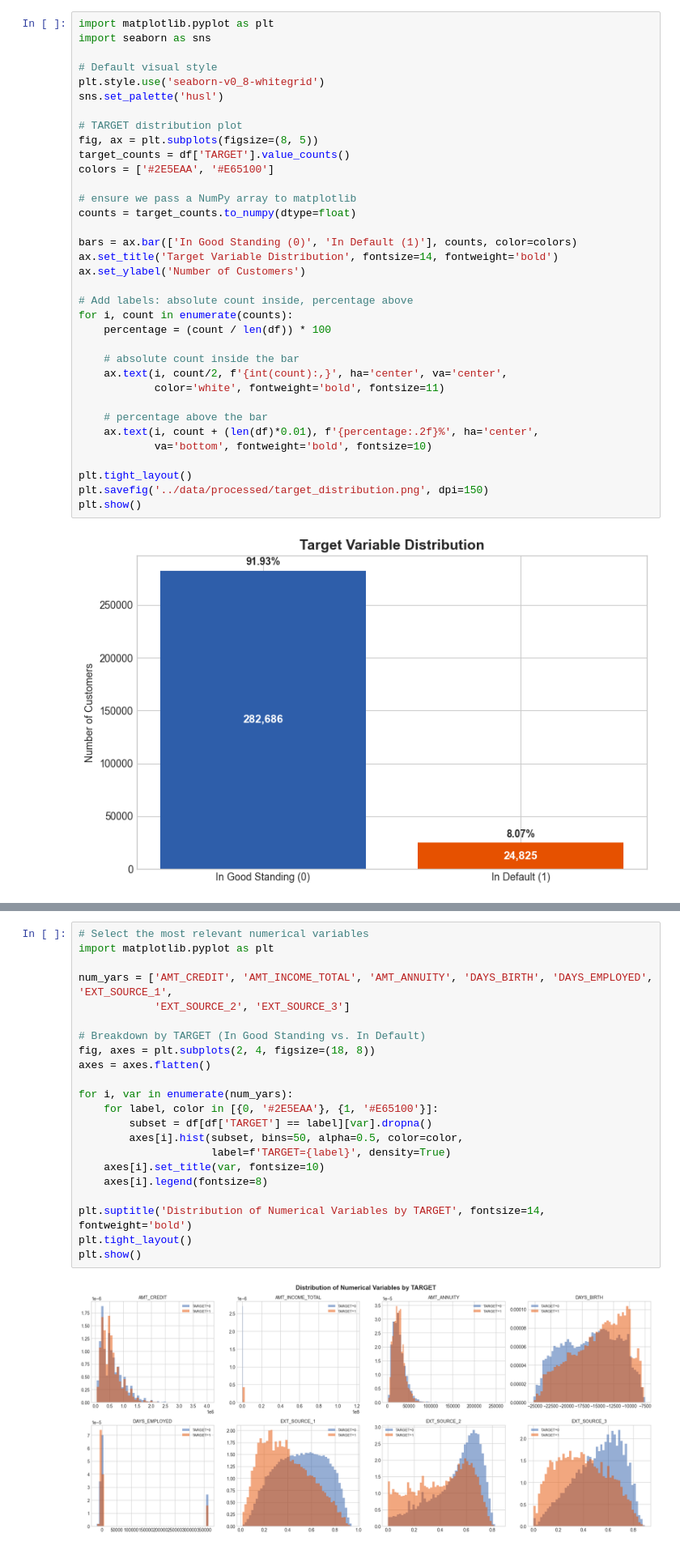
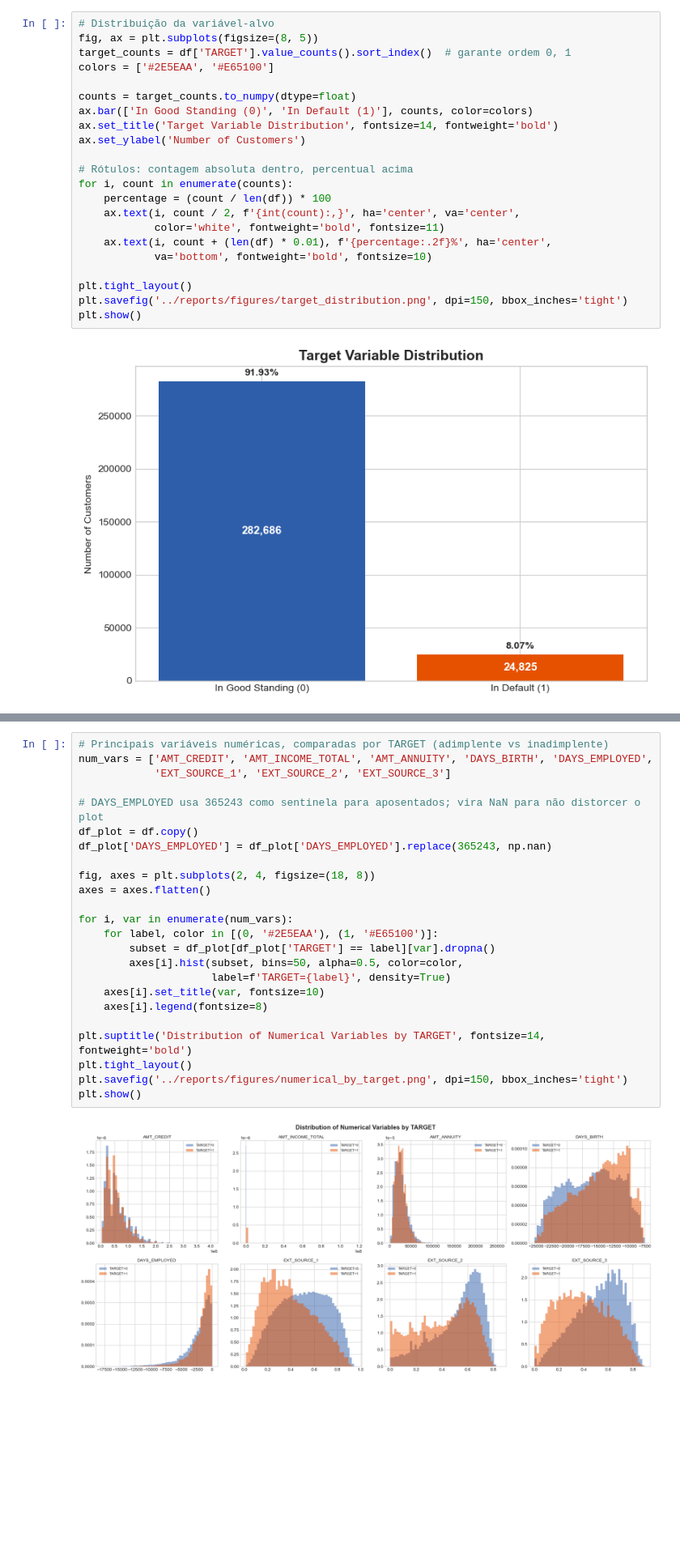
Before and after one commit to RPdatascience819/Analise-Preditiva-de-Risco-de-Credito-e-Score-Alternativo-com-Open-Finance, a Jupyter notebook: notebooks/01_eda.ipynb, the cells around one changed output, grey strips where cells are left out. Shown at 81% size. Cells and saved outputs as stored; diff of their text form; blank space fills up the shorter version.

```diff
--- a/notebooks/01_eda.ipynb
+++ b/notebooks/01_eda.ipynb
@@ -53,39 +60,26 @@ TARGET
 1     8.073
 Name: proportion, dtype: float64
 # %%
-import matplotlib.pyplot as plt
-import seaborn as sns
-
-# Default visual style
-plt.style.use('seaborn-v0_8-whitegrid')
-sns.set_palette('husl')
-
-# TARGET distribution plot
+# Distribuição da variável-alvo
 fig, ax = plt.subplots(figsize=(8, 5))
-target_counts = df['TARGET'].value_counts()
+target_counts = df['TARGET'].value_counts().sort_index()  # garante ordem 0, 1
 colors = ['#2E5EAA', '#E65100']
 
-# ensure we pass a NumPy array to matplotlib
 counts = target_counts.to_numpy(dtype=float)
-
-bars = ax.bar(['In Good Standing (0)', 'In Default (1)'], counts, color=colors)
+ax.bar(['In Good Standing (0)', 'In Default (1)'], counts, color=colors)
 ax.set_title('Target Variable Distribution', fontsize=14, fontweight='bold')
 ax.set_ylabel('Number of Customers')
 
-# Add labels: absolute count inside, percentage above
+# Rótulos: contagem absoluta dentro, percentual acima
 for i, count in enumerate(counts):
     percentage = (count / len(df)) * 100
-
-    # absolute count inside the bar
-    ax.text(i, count/2, f'{int(count):,}', ha='center', va='center',
+    ax.text(i, count / 2, f'{int(count):,}', ha='center', va='center',
             color='white', fontweight='bold', fontsize=11)
-
-    # percentage above the bar
-    ax.text(i, count + (len(df)*0.01), f'{percentage:.2f}%', ha='center',
+    ax.text(i, count + (len(df) * 0.01), f'{percentage:.2f}%', ha='center',
             va='bottom', fontweight='bold', fontsize=10)
 
 plt.tight_layout()
-plt.savefig('../data/processed/target_distribution.png', dpi=150)
+plt.savefig('../reports/figures/target_distribution.png', dpi=150, bbox_inches='tight')
 plt.show()
 # %% [output]
 [figure]
@@ -94,27 +88,29 @@ plt.show()
 # %%
-# Select the most relevant numerical variables
-import matplotlib.pyplot as plt
+# Principais variáveis numéricas, comparadas por TARGET (adimplente vs inadimplente)
+num_vars = ['AMT_CREDIT', 'AMT_INCOME_TOTAL', 'AMT_ANNUITY', 'DAYS_BIRTH', 'DAYS_EMPLOYED',
+            'EXT_SOURCE_1', 'EXT_SOURCE_2', 'EXT_SOURCE_3']
 
-num_yars = ['AMT_CREDIT', 'AMT_INCOME_TOTAL', 'AMT_ANNUITY', 'DAYS_BIRTH', 'DAYS_EMPLOYED', 'EXT_SOURCE_1',
-            'EXT_SOURCE_2', 'EXT_SOURCE_3']
+# DAYS_EMPLOYED usa 365243 como sentinela para aposentados; vira NaN para não distorcer o plot
+df_plot = df.copy()
+df_plot['DAYS_EMPLOYED'] = df_plot['DAYS_EMPLOYED'].replace(365243, np.nan)
 
-# Breakdown by TARGET (In Good Standing vs. In Default)
 fig, axes = plt.subplots(2, 4, figsize=(18, 8))
 axes = axes.flatten()
 
-for i, var in enumerate(num_yars):
-    for label, color in [{0, '#2E5EAA'}, {1, '#E65100'}]:
-        subset = df[df['TARGET'] == label][var].dropna()
+for i, var in enumerate(num_vars):
+    for label, color in [(0, '#2E5EAA'), (1, '#E65100')]:
+        subset = df_plot[df_plot['TARGET'] == label][var].dropna()
         axes[i].hist(subset, bins=50, alpha=0.5, color=color,
                      label=f'TARGET={label}', density=True)
     axes[i].set_title(var, fontsize=10)
     axes[i].legend(fontsize=8)
 
 plt.suptitle('Distribution of Numerical Variables by TARGET', fontsize=14, fontweight='bold')
 plt.tight_layout()
+plt.savefig('../reports/figures/numerical_by_target.png', dpi=150, bbox_inches='tight')
 plt.show()
 # %% [output]
-[figure, old version]
+[figure, new version]
 # %% [markdown]
 ### Observação geral das distribuições
 
```
Also changed, not shown: parts of 8 cells of this notebook.
